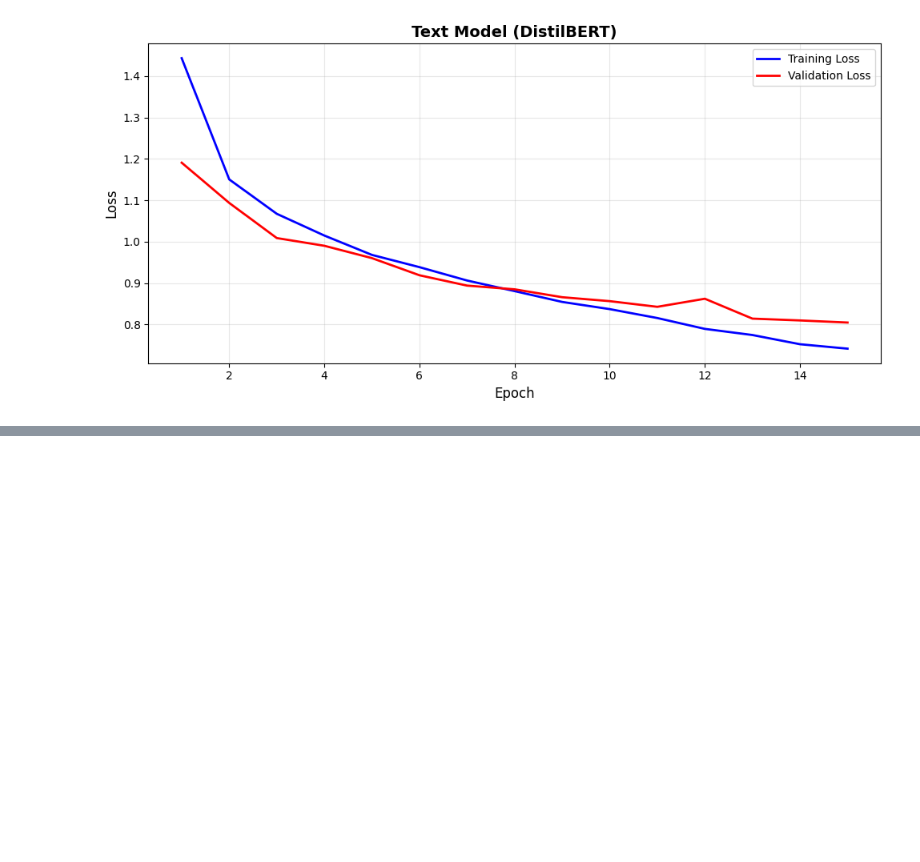
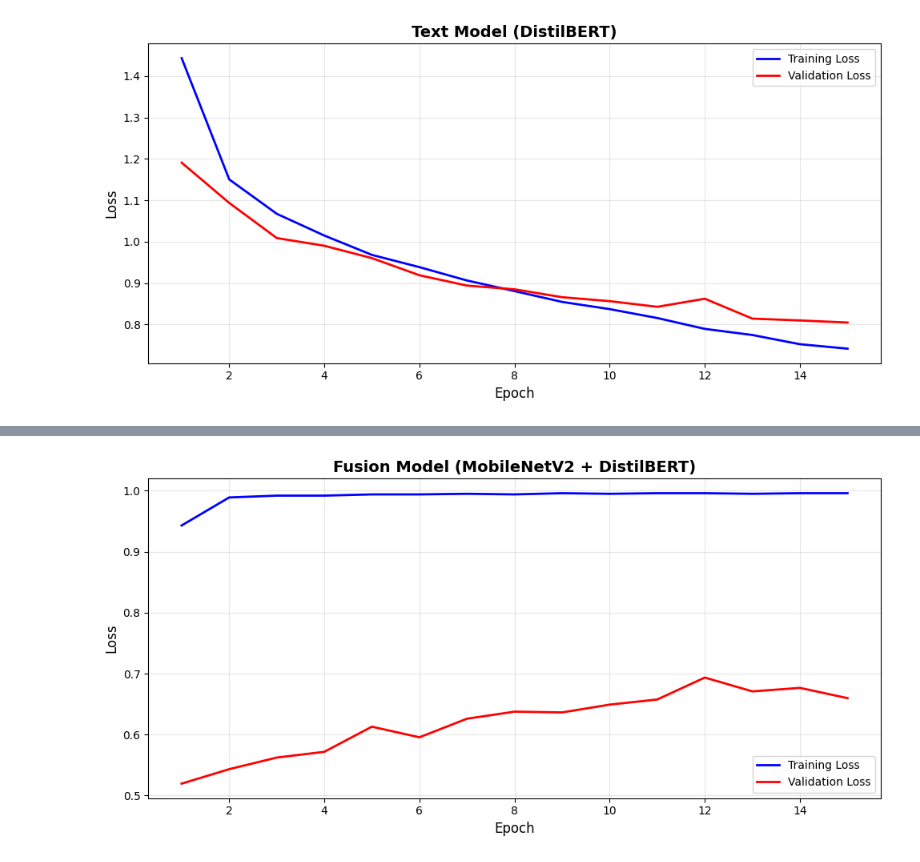
Before and after one commit to Avinna10/NN-DL, a Jupyter notebook: ad.ipynb, the cells around one changed output, grey strips where cells are left out. Saved outputs shown, nothing was run; the diff lists cells and outputs as text; code cells hidden in the pictures; blank space fills up the shorter version.

Commit message:
Initial implementation of late fusion

```diff
--- a/ad.ipynb
+++ b/ad.ipynb
@@ -398,9 +365,9 @@ class TextDataset(Dataset):
         )
 
         return (
-            enc["input_ids"].squeeze(0),      # CPU
-            enc["attention_mask"].squeeze(0), # CPU
-            self.labels[idx]
+            enc["input_ids"].squeeze(0),  # CPU
+            enc["attention_mask"].squeeze(0),  # CPU
+            self.labels[idx],
         )
 # %% [markdown]
 ## Text Classifier
@@ -497,0 +505,31 @@ plot_training_curves(train_losses, test_losses, title="Text Model (DistilBERT)")
+# %%
+class FusionModel(nn.Module):
+    def __init__(self, image_model, text_model, text_dim, num_classes):
+        super().__init__()
+
+        self.image_encoder = image_model
+        self.text_model = text_model
+
+        self.text_proj = nn.Linear(text_dim, 256)
+
+        self.classifier = nn.Sequential(
+            nn.Linear(1280 + 256, 256),
+            nn.ReLU(),
+            nn.Dropout(0.3),
+            nn.Linear(256, num_classes),
+        )
+
+    def forward(self, img, input_ids, attention_mask, distilbert):
+        img_feat = self.image_encoder(img)
+
+        # Text features
+        with torch.no_grad():  # Freeze DistilBERT
+            text_feat = distilbert(
+                input_ids=input_ids, attention_mask=attention_mask
+            ).last_hidden_state[:, 0, :]
+        text_feat = self.text_proj(text_feat)
+
+        # text_feat = self.text_proj(text)
+        fused = torch.cat([img_feat, text_feat], dim=1)
+
+        return self.classifier(fused)
@@ -497,0 +651,4 @@ plot_training_curves(train_losses, test_losses, title="Text Model (DistilBERT)")
+# %%
+plot_training_curves(train_losses, test_losses, title="Fusion Model (MobileNetV2 + DistilBERT)")
+# %% [output]
+[figure, added]
```
Also changed, not shown: parts of 15 cells of this notebook, 1 other file.
